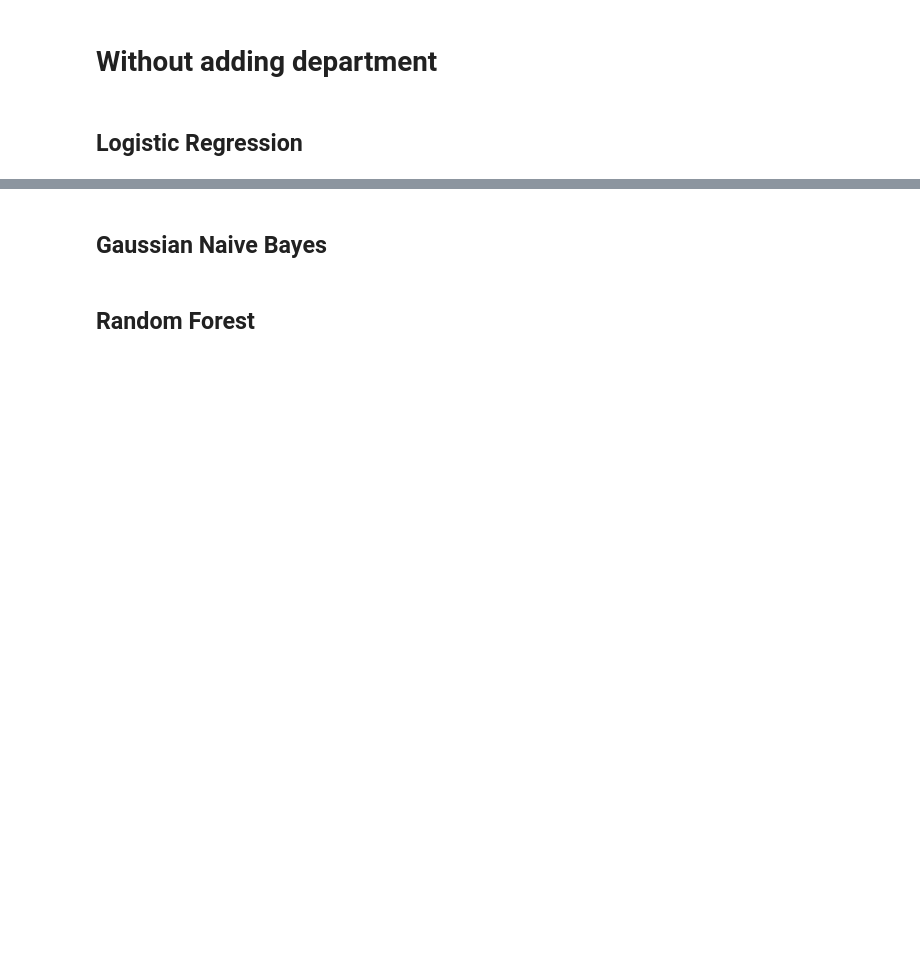
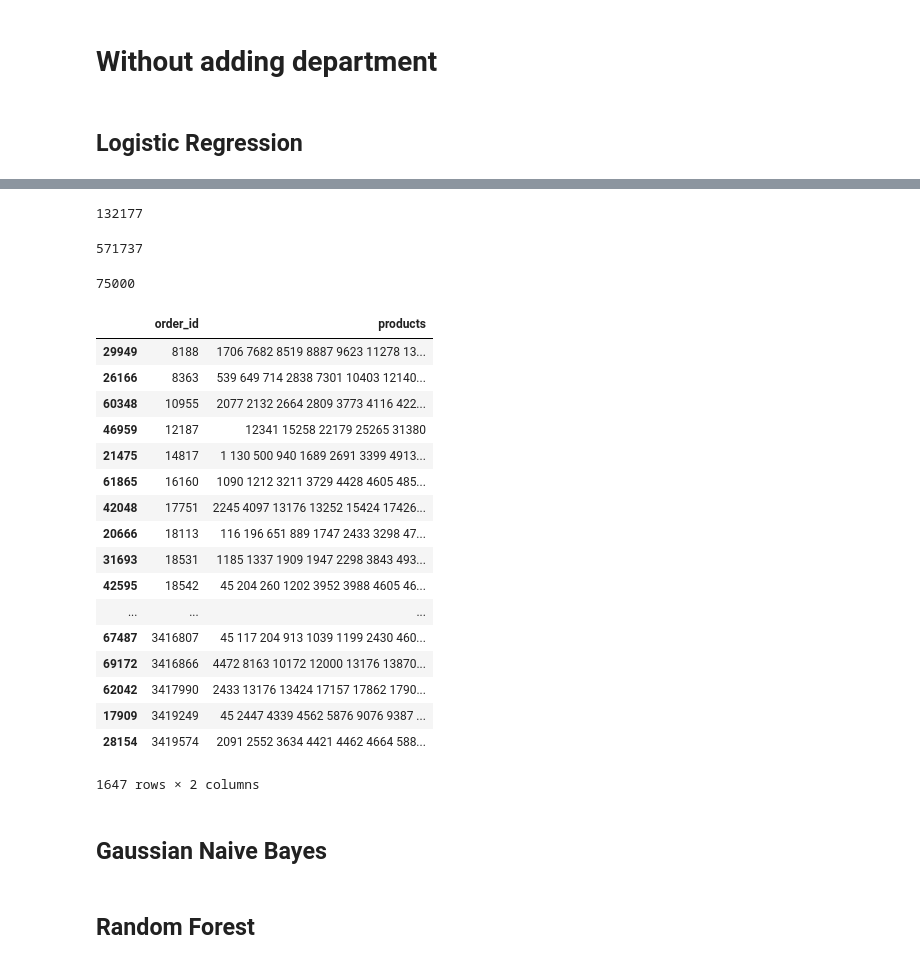
Before and after one commit to keith12345/InstaClassification, a Jupyter notebook: 04_Ensembling/Predicting_on_Test_Data.ipynb, the cells around one changed output, grey strips where cells are left out. Drawn from its saved outputs; the diff is of its cells as text; code cells hidden in the pictures; blank space fills up the shorter version.

```diff
--- a/04_Ensembling/Predicting_on_Test_Data.ipynb
+++ b/04_Ensembling/Predicting_on_Test_Data.ipynb
@@ -79,0 +149,12 @@ memory usage: 307.5 MB
+# %%
+predictions.prediction.sum()
+# %% [output]
+132177
+# %%
+predictions.prediction.sum()
+# %% [output]
+571737
+# %%
+predictions.user_id.nunique()
+# %% [output]
+75000
@@ -80,3 +163,24 @@ memory usage: 307.5 MB
+# %%
+test.sort_values('order_id')
+# %% [output]
+|  | order_id | products |
+| 29949 | 8188 | 1706 7682 8519 8887 9623 11278 13... |
+| 26166 | 8363 | 539 649 714 2838 7301 10403 12140... |
+| 60348 | 10955 | 2077 2132 2664 2809 3773 4116 422... |
+| 46959 | 12187 | 12341 15258 22179 25265 31380 |
+| 21475 | 14817 | 1 130 500 940 1689 2691 3399 4913... |
+| 61865 | 16160 | 1090 1212 3211 3729 4428 4605 485... |
+| 42048 | 17751 | 2245 4097 13176 13252 15424 17426... |
+| 20666 | 18113 | 116 196 651 889 1747 2433 3298 47... |
+| 31693 | 18531 | 1185 1337 1909 1947 2298 3843 493... |
+| 42595 | 18542 | 45 204 260 1202 3952 3988 4605 46... |
+| ... | ... | ... |
+| 67487 | 3416807 | 45 117 204 913 1039 1199 2430 460... |
+| 69172 | 3416866 | 4472 8163 10172 12000 13176 13870... |
+| 62042 | 3417990 | 2433 13176 13424 17157 17862 1790... |
+| 17909 | 3419249 | 45 2447 4339 4562 5876 9076 9387 ... |
+| 28154 | 3419574 | 2091 2552 3634 4421 4462 4664 588... |
+1647 rows × 2 columns
 # %% [markdown]
 ## Gaussian Naive Bayes
 # %% [markdown]
```
Also changed, not shown: parts of 11 cells of this notebook, 1 other file.
